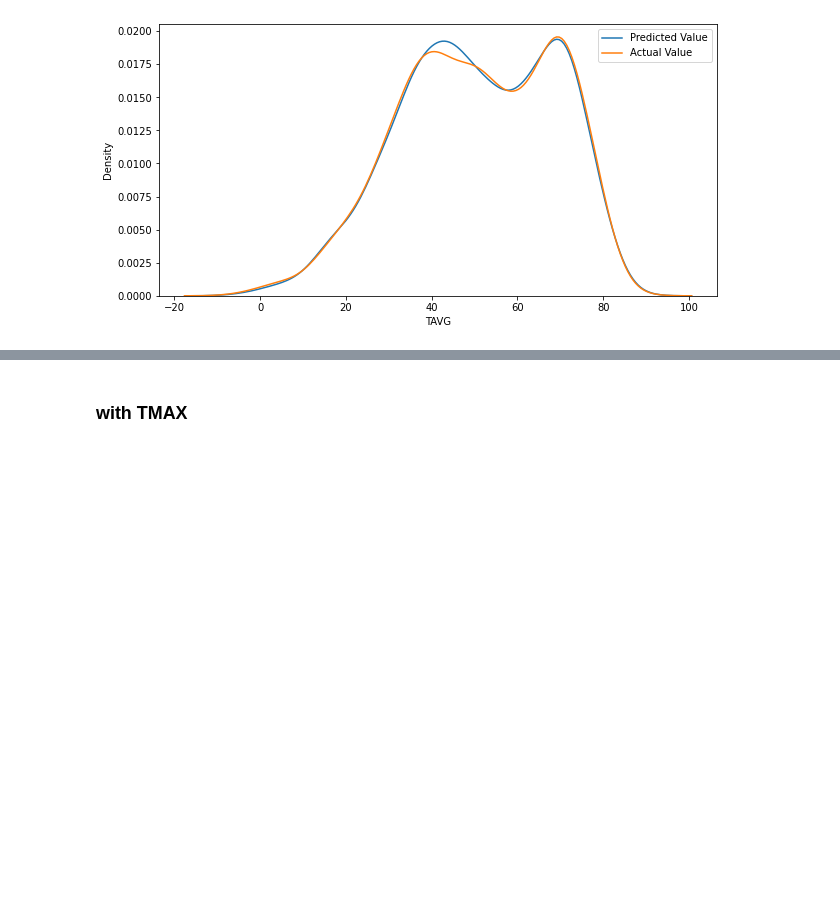
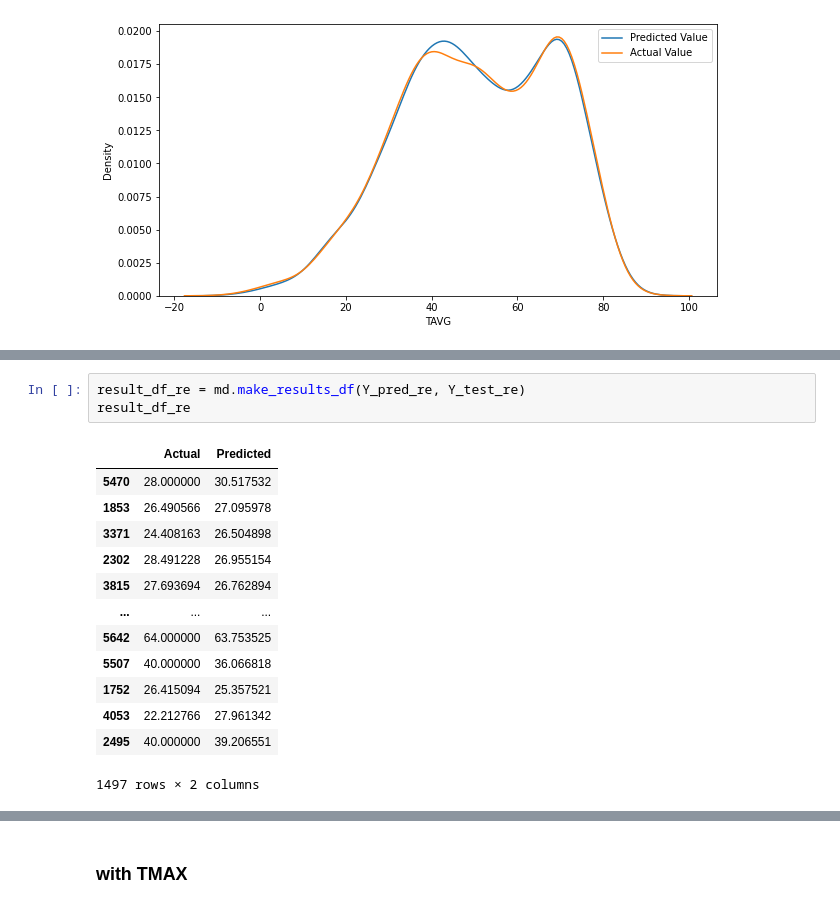
Before and after one commit to Alex-Kamenev/Weather_Data_Prediction_Models, a Jupyter notebook: Weather_Data_Predictive_Models.ipynb, the cells around one changed output, grey strips where cells are left out. Saved outputs shown, nothing was run; the diff lists cells and outputs as text; blank space fills up the shorter version.

```diff
--- a/Weather_Data_Predictive_Models.ipynb
+++ b/Weather_Data_Predictive_Models.ipynb
@@ -211,0 +269,17 @@ plt.legend(labels=["Predicted Value","Actual Value"])
+# %%
+result_df_re = md.make_results_df(Y_pred_re, Y_test_re)
+result_df_re
+# %% [output]
+|  | Actual | Predicted |
+| 5470 | 28.000000 | 30.517532 |
+| 1853 | 26.490566 | 27.095978 |
+| 3371 | 24.408163 | 26.504898 |
+| 2302 | 28.491228 | 26.955154 |
+| 3815 | 27.693694 | 26.762894 |
+| ... | ... | ... |
+| 5642 | 64.000000 | 63.753525 |
+| 5507 | 40.000000 | 36.066818 |
+| 1752 | 26.415094 | 25.357521 |
+| 4053 | 22.212766 | 27.961342 |
+| 2495 | 40.000000 | 39.206551 |
+1497 rows × 2 columns
```
Also changed, not shown: parts of 15 cells of this notebook.
